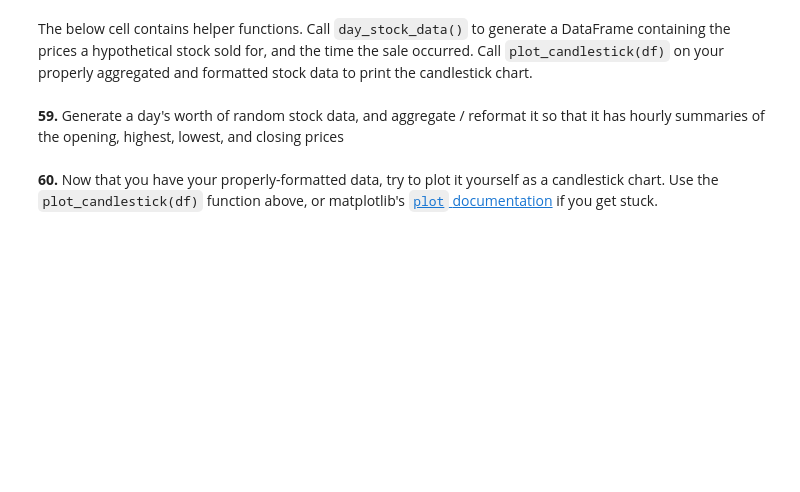
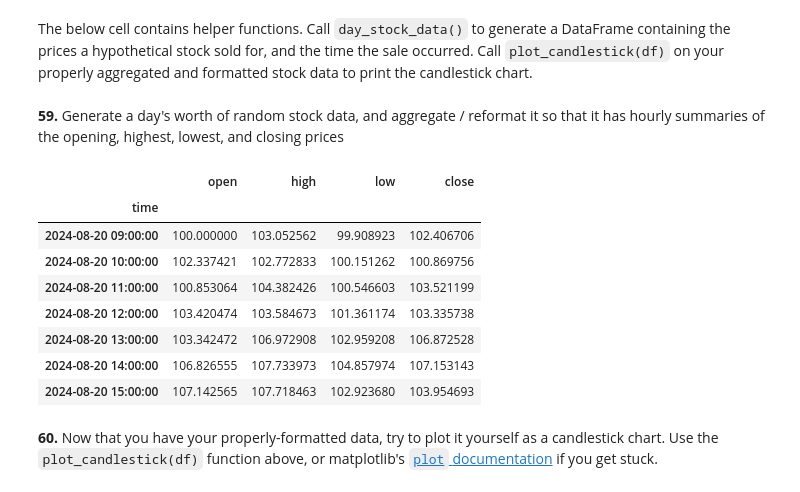
Before and after one commit to julam9/100-Pandas-Puzzles-with-Answers, a Jupyter notebook: 100-pandas-puzzles.ipynb, the cells around one changed output. Cells and saved outputs as stored; diff of their text form; code cells hidden in the pictures; blank space fills up the shorter version.

````diff
--- a/100-pandas-puzzles.ipynb
+++ b/100-pandas-puzzles.ipynb
@@ -1130,5 +1152,21 @@ def plot_candlestick(agg):
     plt.show()
 # %% [markdown]
 **59.** Generate a day's worth of random stock data, and aggregate / reformat it so that it has hourly summaries of the opening, highest, lowest, and closing prices
+# %%
+df59 = day_stock_data()
+df59 = df59.set_index("time")
+hourly_ohlc = df59.resample("h").ohlc()
+hourly_ohlc.columns = hourly_ohlc.columns.get_level_values(1)
+hourly_ohlc
+# %% [output]
+|  | open | high | low | close |
+| time |  |  |  |  |
+| 2024-08-20 09:00:00 | 100.000000 | 103.052562 | 99.908923 | 102.406706 |
+| 2024-08-20 10:00:00 | 102.337421 | 102.772833 | 100.151262 | 100.869756 |
+| 2024-08-20 11:00:00 | 100.853064 | 104.382426 | 100.546603 | 103.521199 |
+| 2024-08-20 12:00:00 | 103.420474 | 103.584673 | 101.361174 | 103.335738 |
+| 2024-08-20 13:00:00 | 103.342472 | 106.972908 | 102.959208 | 106.872528 |
+| 2024-08-20 14:00:00 | 106.826555 | 107.733973 | 104.857974 | 107.153143 |
+| 2024-08-20 15:00:00 | 107.142565 | 107.718463 | 102.923680 | 103.954693 |
 # %% [markdown]
 **60.** Now that you have your properly-formatted data, try to plot it yourself as a candlestick chart.  Use the ```plot_candlestick(df)``` function above, or matplotlib's [```plot``` documentation](https://matplotlib.org/api/_as_gen/matplotlib.axes.Axes.plot.html) if you get stuck.
````
Also changed, not shown: parts of 3 cells of this notebook.
